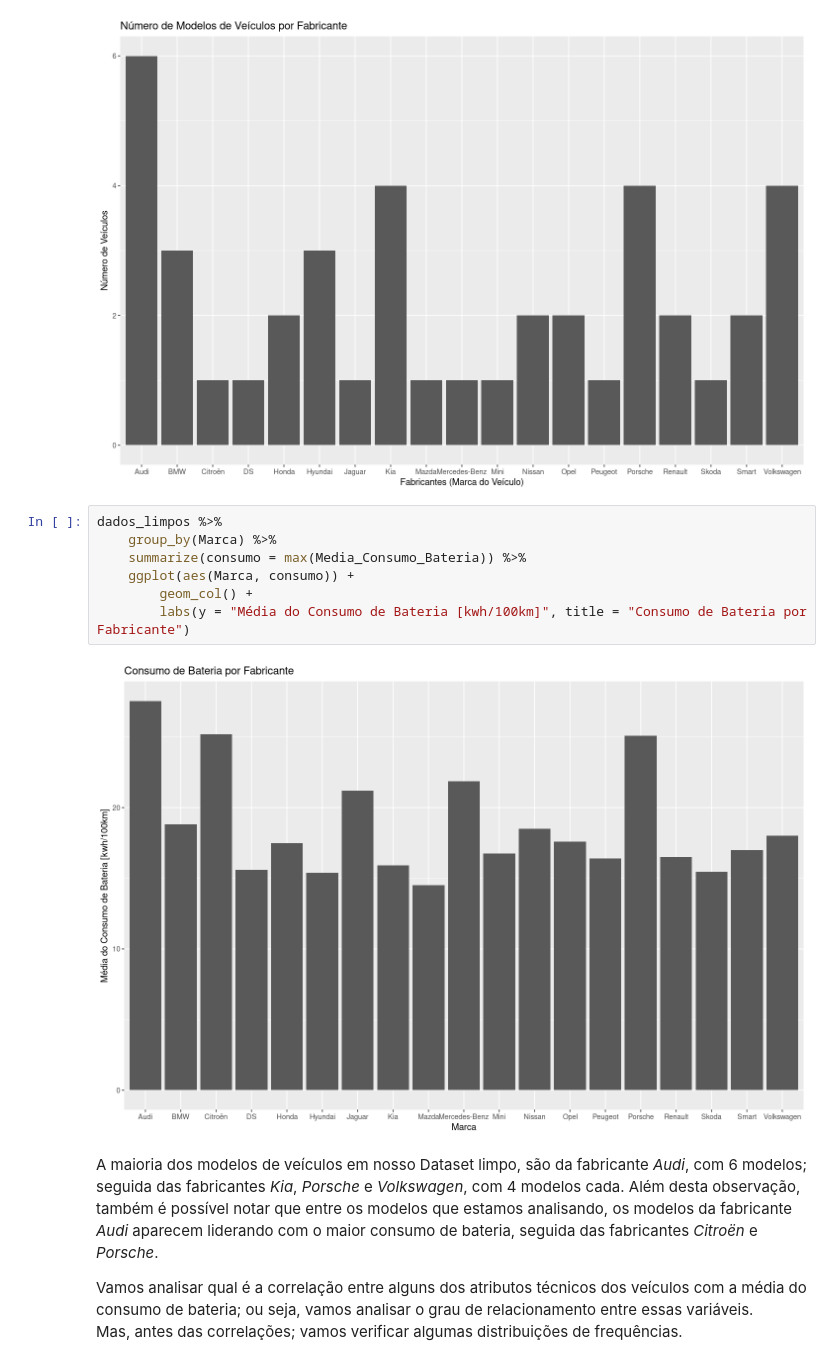
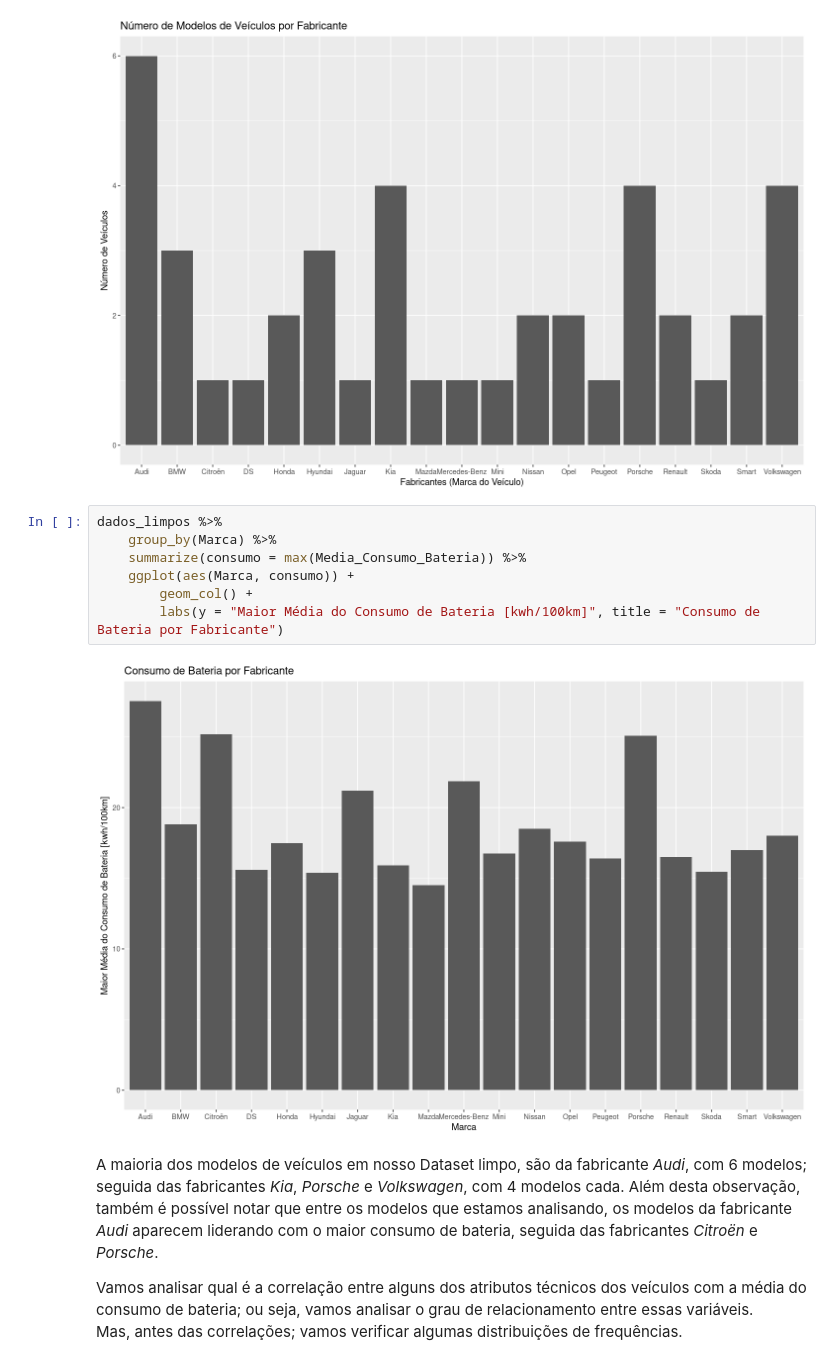
Before and after one commit to RanieriImperatori/Consumo-Energia-Carros-Eletricos, a Jupyter notebook: Projeto.ipynb, the cells around one changed output. Cells and saved outputs as stored; diff of their text form.

```diff
--- a/Projeto.ipynb
+++ b/Projeto.ipynb
@@ -227,12 +227,12 @@ dados_limpos %>%
 # %%
 dados_limpos %>%
     group_by(Marca) %>%
     summarize(consumo = max(Media_Consumo_Bateria)) %>%
     ggplot(aes(Marca, consumo)) +
         geom_col() +
-        labs(y = "Média do Consumo de Bateria [kwh/100km]", title = "Consumo de Bateria por Fabricante")
+        labs(y = "Maior Média do Consumo de Bateria [kwh/100km]", title = "Consumo de Bateria por Fabricante")
 # %% [output]
-[figure, old version]
+[figure, new version]
 # %% [markdown]
 A maioria dos modelos de veículos em nosso Dataset limpo, são da fabricante *Audi*, com 6 modelos; seguida das fabricantes *Kia*, *Porsche* e *Volkswagen*, com 4 modelos cada. Além desta observação, também é possível notar que entre os modelos que estamos analisando, os modelos da fabricante *Audi* aparecem liderando com o maior consumo de bateria, seguida das fabricantes *Citroën* e *Porsche*.
 
```
